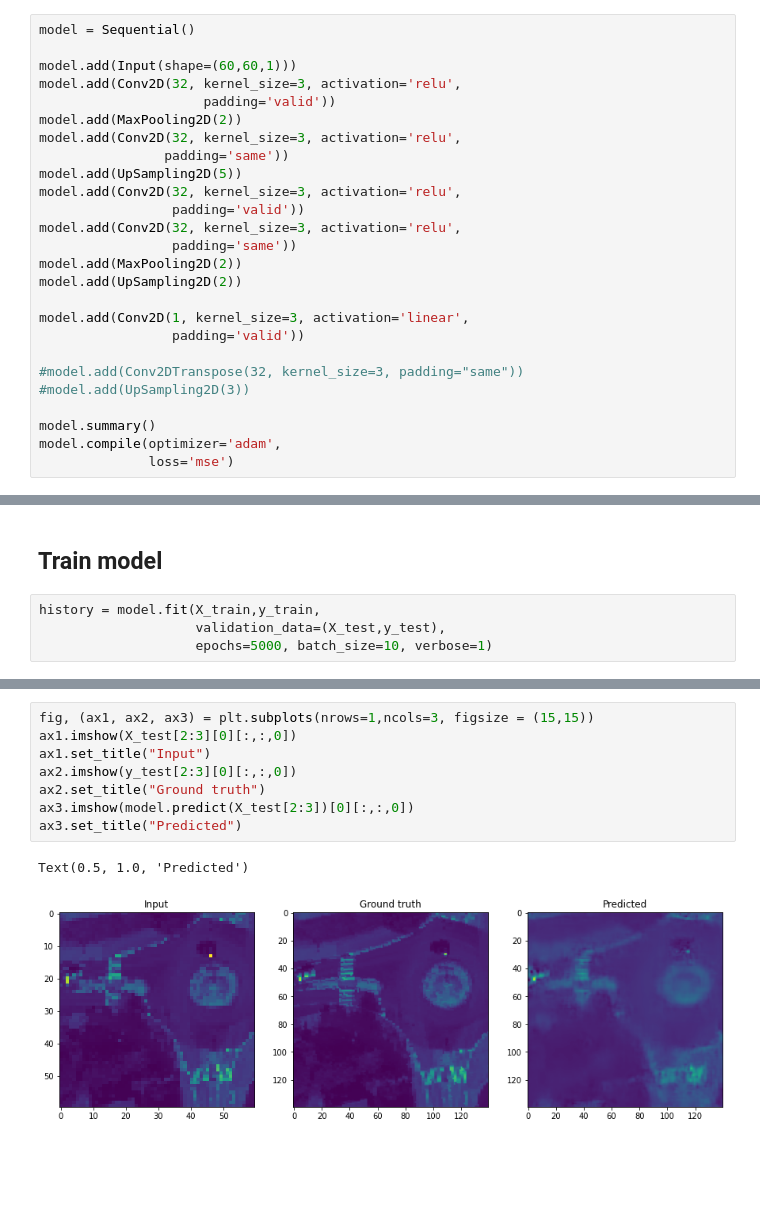
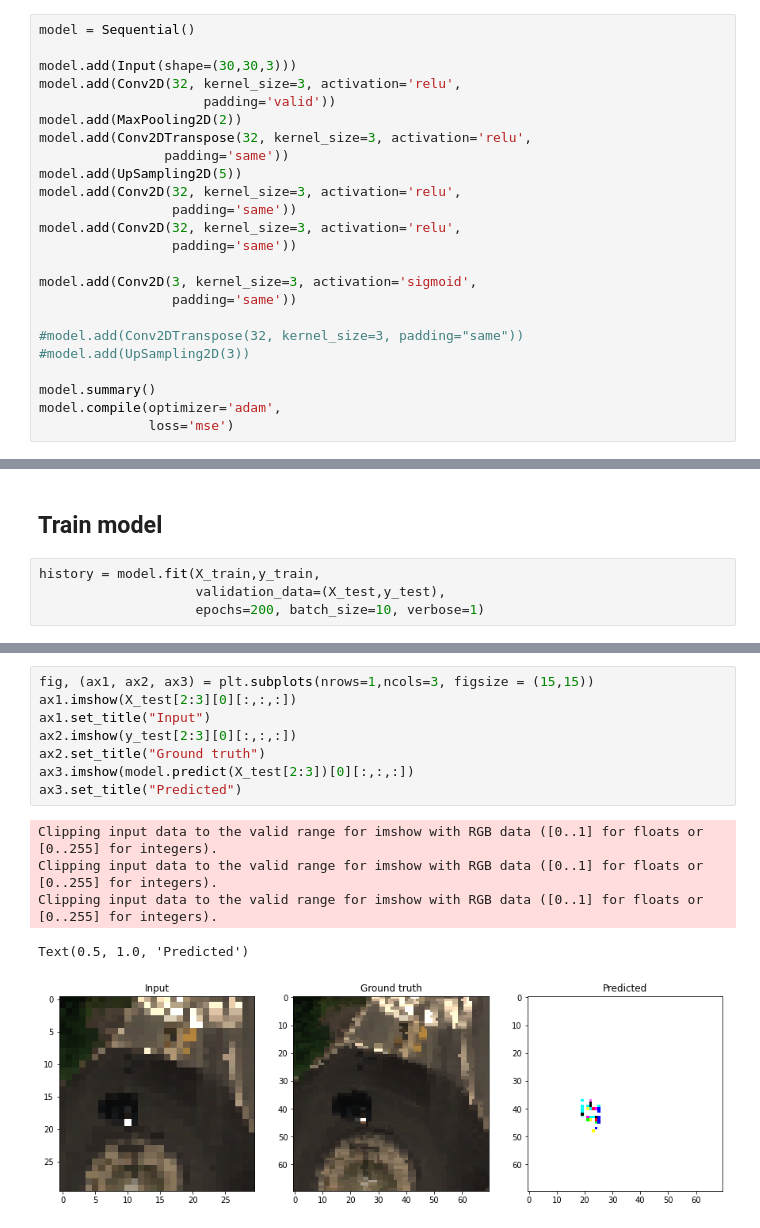
Before and after one commit to stianteien/M_DV_V2022, a Jupyter notebook: sharpen/Sharpen.ipynb, the cells around one changed output, grey strips where cells are left out. Cells and saved outputs as stored; diff of their text form; blank space fills up the shorter version.

Commit message:
Resize model

```diff
--- a/sharpen/Sharpen.ipynb
+++ b/sharpen/Sharpen.ipynb
@@ -48,22 +48,20 @@ var_y = y_train.var()
 # %%
 model = Sequential()
 
-model.add(Input(shape=(60,60,1)))
+model.add(Input(shape=(30,30,3)))
 model.add(Conv2D(32, kernel_size=3, activation='relu',
                      padding='valid'))
 model.add(MaxPooling2D(2))
-model.add(Conv2D(32, kernel_size=3, activation='relu',
+model.add(Conv2DTranspose(32, kernel_size=3, activation='relu',
                 padding='same'))
 model.add(UpSampling2D(5))
 model.add(Conv2D(32, kernel_size=3, activation='relu',
-                 padding='valid'))
+                 padding='same'))
 model.add(Conv2D(32, kernel_size=3, activation='relu',
                  padding='same'))
-model.add(MaxPooling2D(2))
-model.add(UpSampling2D(2))
 
-model.add(Conv2D(1, kernel_size=3, activation='linear',
-                 padding='valid'))
+model.add(Conv2D(3, kernel_size=3, activation='sigmoid',
+                 padding='same'))
 
 #model.add(Conv2DTranspose(32, kernel_size=3, padding="same"))
 #model.add(UpSampling2D(3))
@@ -94,5 +92,5 @@ _________________________________________________________________
 # %%
 history = model.fit(X_train,y_train,
                     validation_data=(X_test,y_test),
-                    epochs=5000, batch_size=10, verbose=1)
+                    epochs=200, batch_size=10, verbose=1)
 # %% [output]
@@ -123,11 +121,14 @@ plt.grid()
 # %%
 fig, (ax1, ax2, ax3) = plt.subplots(nrows=1,ncols=3, figsize = (15,15))
-ax1.imshow(X_test[2:3][0][:,:,0])
+ax1.imshow(X_test[2:3][0][:,:,:])
 ax1.set_title("Input")
-ax2.imshow(y_test[2:3][0][:,:,0])
+ax2.imshow(y_test[2:3][0][:,:,:])
 ax2.set_title("Ground truth")
-ax3.imshow(model.predict(X_test[2:3])[0][:,:,0])
+ax3.imshow(model.predict(X_test[2:3])[0][:,:,:])
 ax3.set_title("Predicted")
 # %% [output]
-Text(0.5, 1.0, 'Predicted')
+Clipping input data to the valid range for imshow with RGB data ([0..1] for floats or [0..255] for integers).
+Clipping input data to the valid range for imshow with RGB data ([0..1] for floats or [0..255] for integers).
+Clipping input data to the valid range for imshow with RGB data ([0..1] for floats or [0..255] for integers).
+Text(0.5, 1.0, 'Predicted')
-[figure, old version]
+[figure, new version]
```
Also changed, not shown: parts of 3 cells of this notebook.
